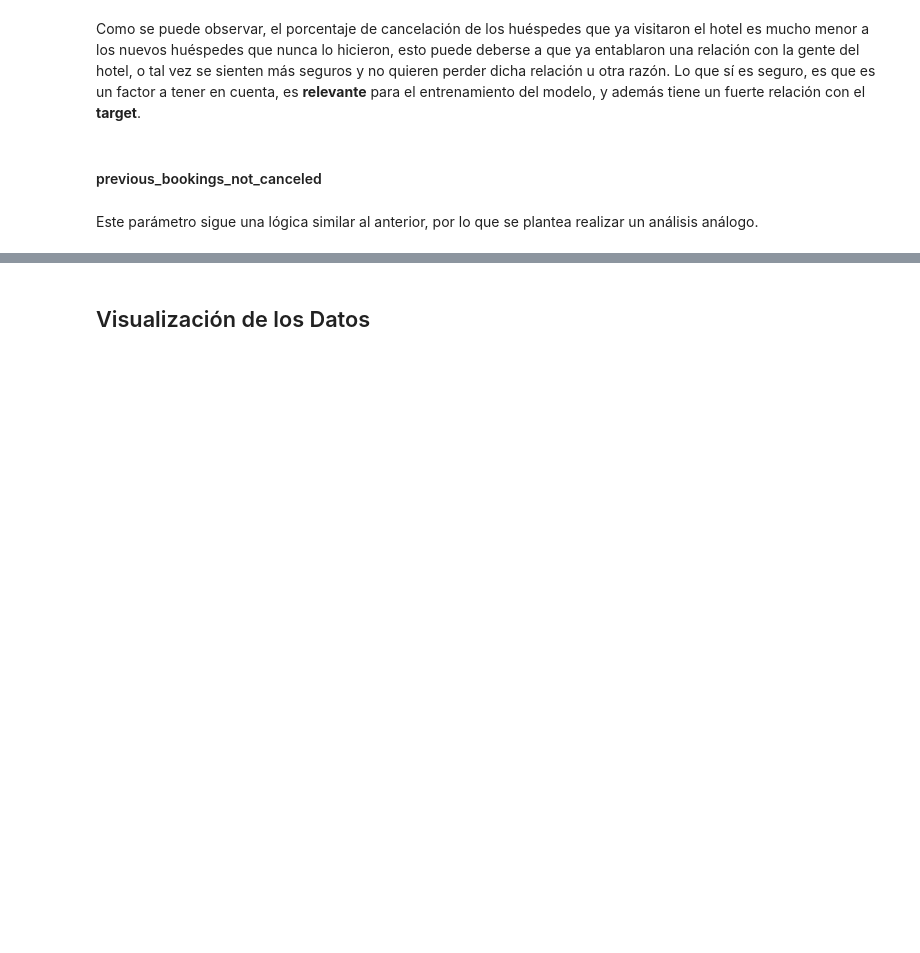
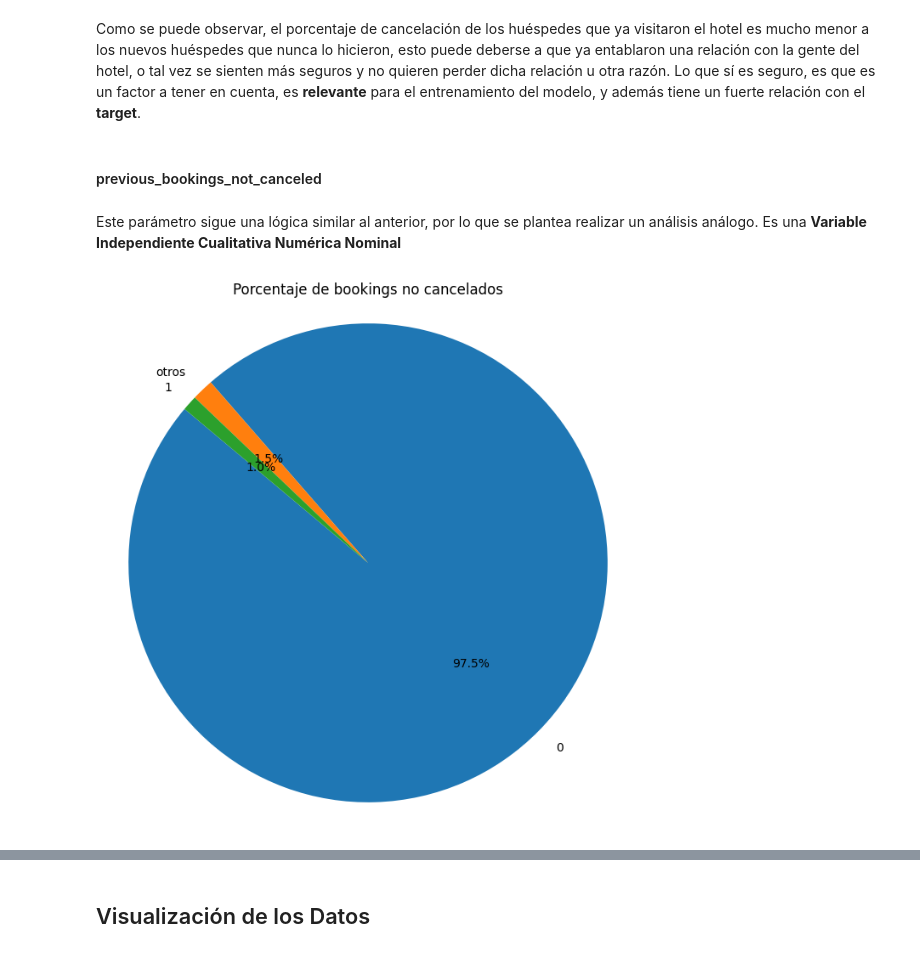
Before and after one commit to InspectorDave/OrgaDeDatos-TPs, a Jupyter notebook: 7506R_TP1_GRUPO11_CHP1_ENTREGA.ipynb, the cells around one changed output, grey strips where cells are left out. Saved outputs shown, nothing was run; the diff lists cells and outputs as text; code cells hidden in the pictures; blank space fills up the shorter version.

Commit message:
previous_bookings_not_canceled fix

```diff
--- a/7506R_TP1_GRUPO11_CHP1_ENTREGA.ipynb
+++ b/7506R_TP1_GRUPO11_CHP1_ENTREGA.ipynb
@@ -1181,4 +1181,18 @@ Como se puede observar, el porcentaje de cancelación de los huéspedes que ya v
 # %% [markdown]
 #### previous_bookings_not_canceled
 # %% [markdown]
-Este parámetro sigue una lógica similar al anterior, por lo que se plantea realizar un análisis análogo.
+Este parámetro sigue una lógica similar al anterior, por lo que se plantea realizar un análisis análogo. Es una **Variable Independiente Cualitativa Numérica Nominal**
+# %%
+previous_cancellations = hotels_df['previous_bookings_not_canceled'].copy()
+previous_cancellations = previous_cancellations.apply(lambda x: x if x <= 1 else 'otros')
+cancellation_counts = previous_cancellations.value_counts()
+
+plt.figure(figsize=(8, 8))
+plt.pie(cancellation_counts, labels=cancellation_counts.index, autopct='%1.1f%%', startangle=140)
+plt.title('Porcentaje de bookings no cancelados')
+plt.axis('equal')
+plt.show()
+
+hotels_df = hotels_df_backup.copy()
+# %% [output]
+[figure, added]
```
Also changed, not shown: parts of 4 cells of this notebook.
